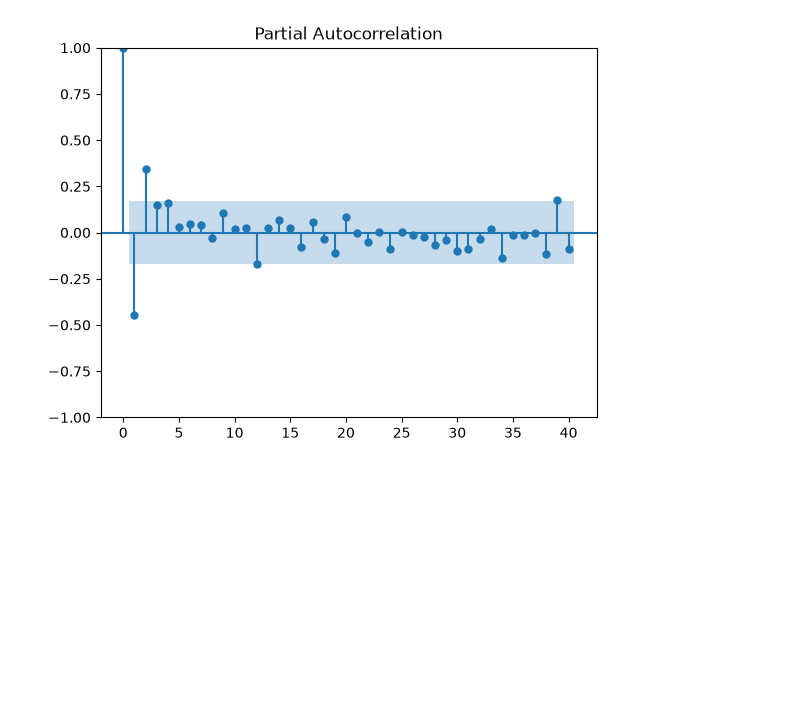
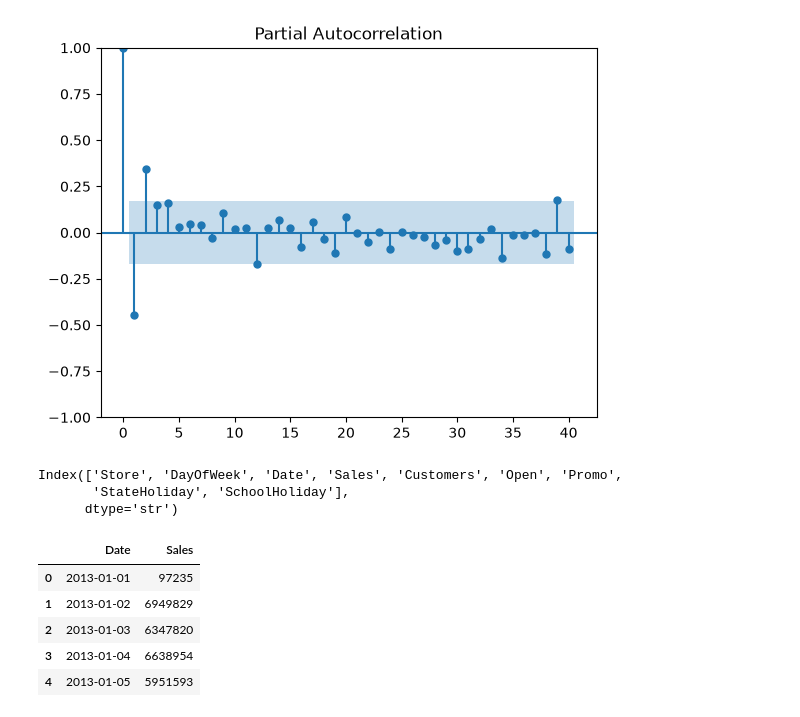
Before and after one commit to Harish-4007/sales-forecasting-system, a Jupyter notebook: notebooks/01_EDA.ipynb, the cells around one changed output. Saved outputs shown, nothing was run; the diff lists cells and outputs as text; code cells hidden in the pictures; blank space fills up the shorter version.

```diff
--- a/notebooks/01_EDA.ipynb
+++ b/notebooks/01_EDA.ipynb
@@ -274,3 +274,37 @@ plt.savefig(
 plt.show()
 # %% [output]
 [figure]
+# %%
+import pandas as pd
+
+train = pd.read_csv("../data/raw/train.csv")
+
+print(train.columns)
+# %% [output]
+Index(['Store', 'DayOfWeek', 'Date', 'Sales', 'Customers', 'Open', 'Promo',
+       'StateHoliday', 'SchoolHoliday'],
+      dtype='str')
+# %%
+import pandas as pd
+
+train = pd.read_csv(
+    "../data/raw/train.csv",
+    low_memory=False
+)
+
+train["Date"] = pd.to_datetime(train["Date"])
+
+weekly_sales = (
+    train.groupby("Date")["Sales"]
+    .sum()
+    .reset_index()
+)
+
+weekly_sales.head()
+# %% [output]
+|  | Date | Sales |
+| 0 | 2013-01-01 | 97235 |
+| 1 | 2013-01-02 | 6949829 |
+| 2 | 2013-01-03 | 6347820 |
+| 3 | 2013-01-04 | 6638954 |
+| 4 | 2013-01-05 | 5951593 |
```
Also changed, not shown: parts of 3 cells of this notebook.
